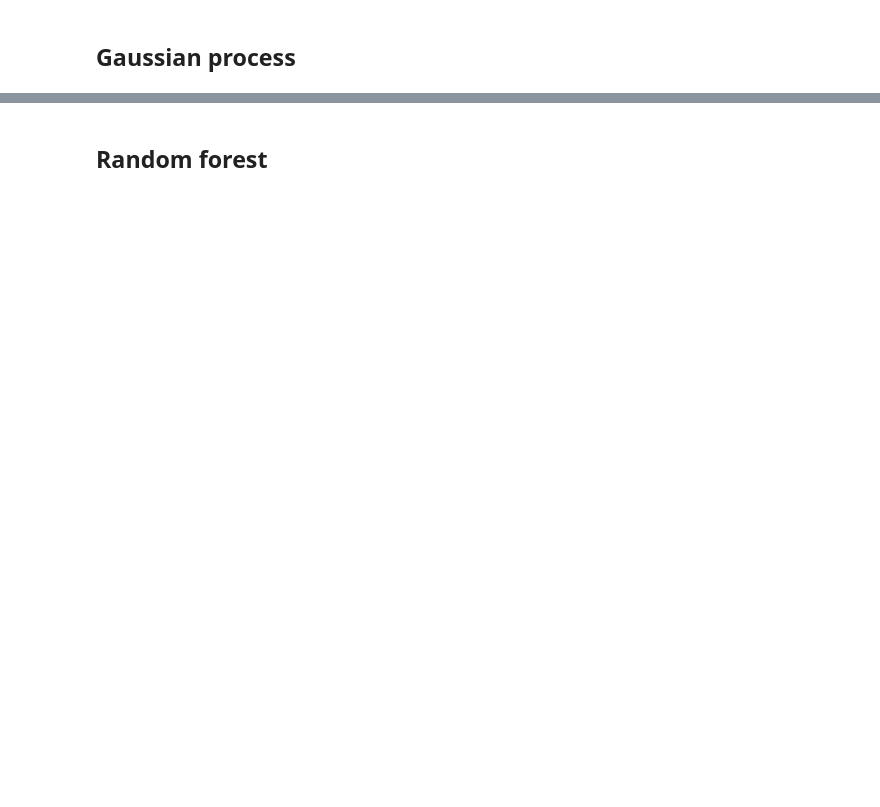
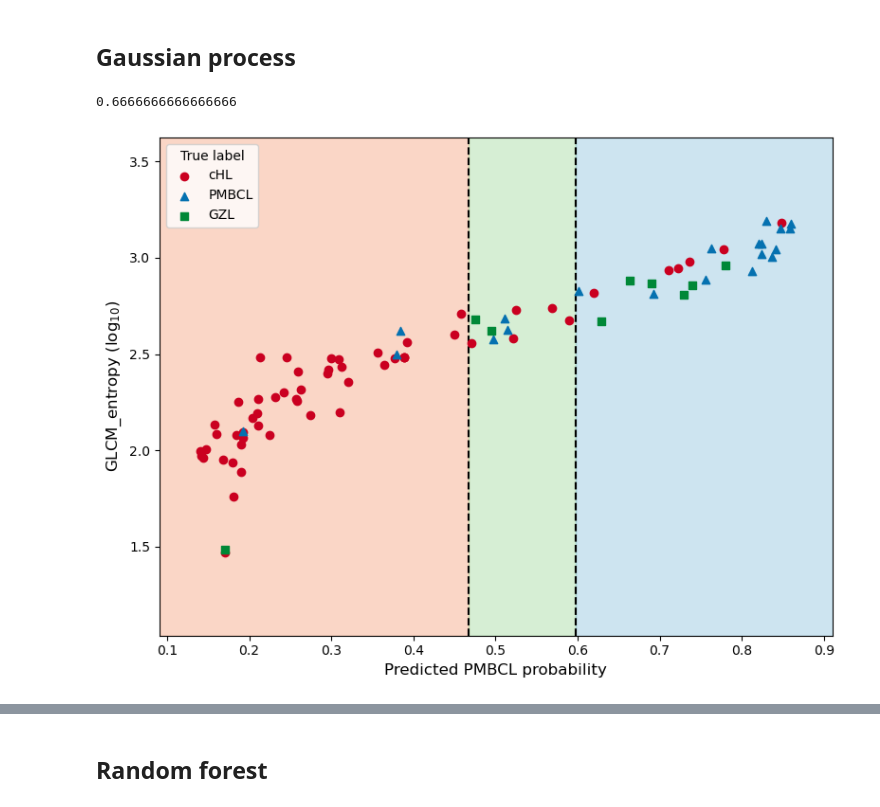
Before and after one commit to harel-coffee/mediastinal-lymphoma-classification-auto, a Jupyter notebook: 4_multi_classification.ipynb, the cells around one changed output, grey strips where cells are left out. Drawn from its saved outputs; the diff is of its cells as text; code cells hidden in the pictures; blank space fills up the shorter version.

```diff
--- a/4_multi_classification.ipynb
+++ b/4_multi_classification.ipynb
@@ -269,10 +283,17 @@ plot_conf_matrices ( conf_matrix = conf_matrix, labels = LABELS, show_matrix = "
 clf_gausproc = GaussianProcessClassifier()
 clf_gausproc . fit ( X_train_res, y_train_res )
 
-gausproc_scores = clf_gausproc . predict_proba ( X_train )
-y_pred_gausproc, th_gausproc = custom_predictions ( y_true   = y_train ,
-                                                    y_scores = gausproc_scores ,
-                                                    recall_score    = 0.8  ,
-                                                    precision_score = None ,
-                                                    show_curves = False ,
-                                                    save_figure = False )
+gausproc_scores_train = clf_gausproc . predict_proba ( X_train )
+y_pred_train_gausproc, th_gausproc = custom_predictions ( y_true   = y_train ,
+                                                          y_scores = gausproc_scores_train ,
+                                                          recall_score    = 0.8  ,
+                                                          precision_score = None ,
+                                                          show_curves = False ,
+                                                          save_figure = False )
+
+gausproc_scores_gz = clf_gausproc . predict_proba (X_gz)
+y_pred_train_gz  = ( gausproc_scores_gz[:,1] > th_gausproc )
+
+len(np.nonzero(y_pred_train_gz)[0]) / len(X_gz)   # GZL = uncertainty btw {cHL, PMBCL}
+# %% [output]
+0.6666666666666666
@@ -282,8 +300,15 @@ gausproc_scores_exp = np.concatenate ( [ gausproc_scores, gausproc_scores_gz ] )
+# %%
+gausproc_scores_train_comb = np.concatenate ( [ gausproc_scores_train, gausproc_scores_gz ] )
+
+gausproc_scores_test = clf_gausproc . predict_proba ( X_test )
+gausproc_scores_test_comb  = np.concatenate ( [ gausproc_scores_test , gausproc_scores_gz ] )
 # %%
-plot_clf_region ( y_true   = y_train_exp ,
-                  y_scores = gausproc_scores_exp ,
-                  X_feat    = scaler . inverse_transform (X_train) [:,6] ,
+plot_clf_region ( y_true   = y_train_comb ,
+                  y_scores = gausproc_scores_train_comb ,
+                  X_feat    = scaler . inverse_transform (X_train_comb) [:,6] ,
                   feat_name = "GLCM_entropy ($\log_{10}$)" ,
-                  boundary  = get_boundaries ( gausproc_scores, th_gausproc, 0.5*len(y_gz)/len(y_train_exp) ) ,
+                  boundary  = get_boundaries ( gausproc_scores_train, th_gausproc, 0.5*len(y_gz)/len(y_train_comb) ) ,
                   labels = LABELS ,
                   save_figure = False )
+# %% [output]
+[figure, added]
```
Also changed, not shown: parts of 35 cells of this notebook.
